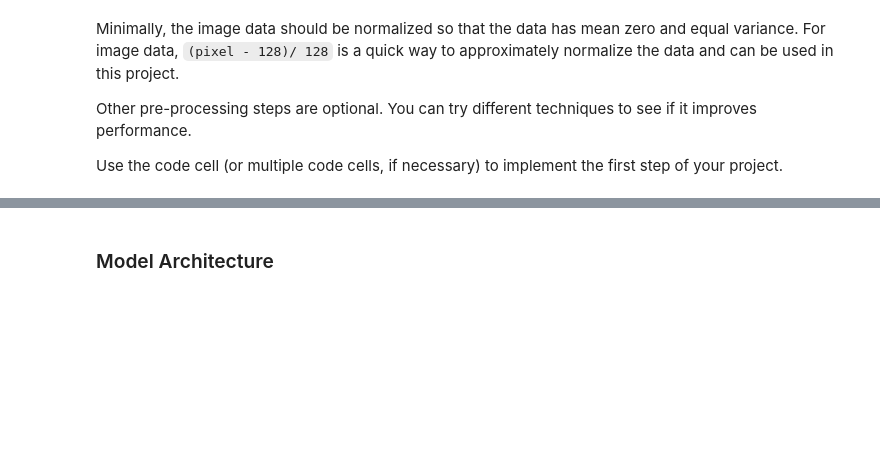
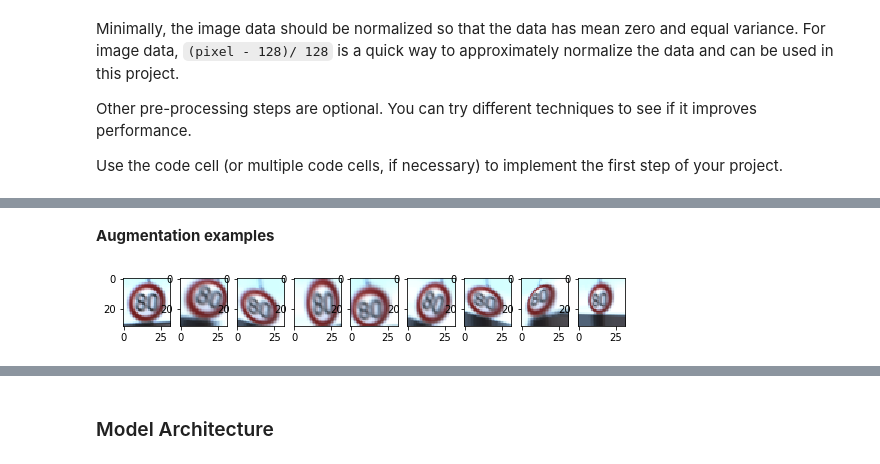
Before and after one commit to janbernloehr/CarND-Traffic-Sign-Classifier-Project, a Jupyter notebook: Traffic_Sign_Classifier.ipynb, the cells around one changed output, grey strips where cells are left out. Saved outputs shown, nothing was run; the diff lists cells and outputs as text; code cells hidden in the pictures; blank space fills up the shorter version.

```diff
--- a/Traffic_Sign_Classifier.ipynb
+++ b/Traffic_Sign_Classifier.ipynb
@@ -332,3 +331,19 @@ showrandom(X_show, 9, [0, 1, 2, 3, 4, 5, 6, 7, 8])
+# %% [markdown]
+__Augmentation examples__
+# %%
+ind = np.random.randint(0, len(X_valid_orig), 1)
+
+X_orig = np.array(X_valid_orig[ind], copy=True)
+X_orig = (X_orig / 255.).astype(np.float32)
+X_show = np.array(X_orig, copy=True)
+
+for i in range(0,8):
+    X_copy = np.array(X_orig, copy=True)
+    X_show = np.append(X_show, apply_warp(apply_rotate(X_copy)), axis = 0)
+
+showrandom(X_show, 9, [0, 1, 2, 3, 4, 5, 6, 7, 8])
+# %% [output]
+[figure, added]
 # %%
 X_train = np.array(X_train_orig, copy=True)
 y_train = np.array(y_train_orig, copy=True)
```
Also changed, not shown: parts of 11 cells of this notebook, 3 other files.
